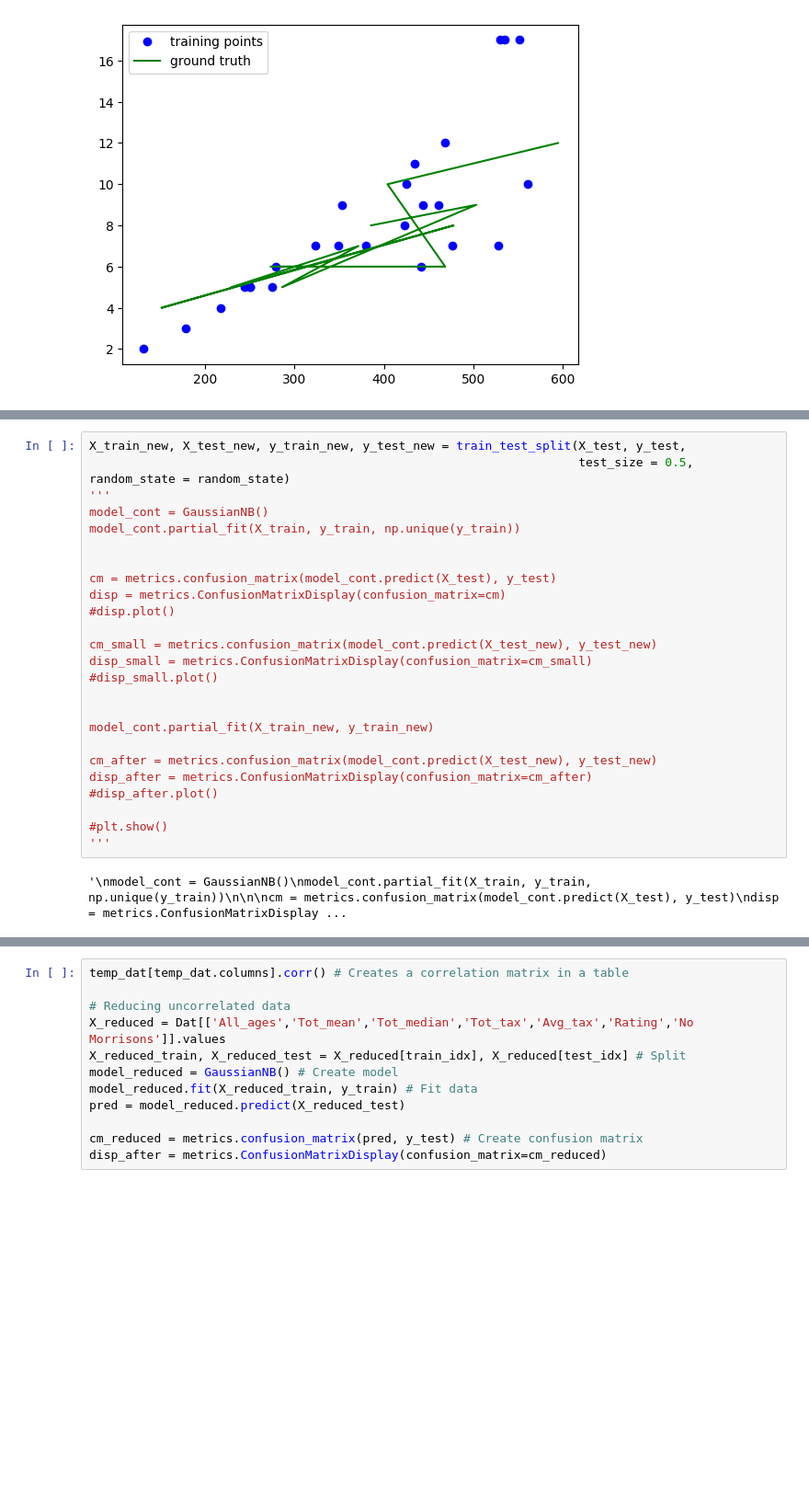
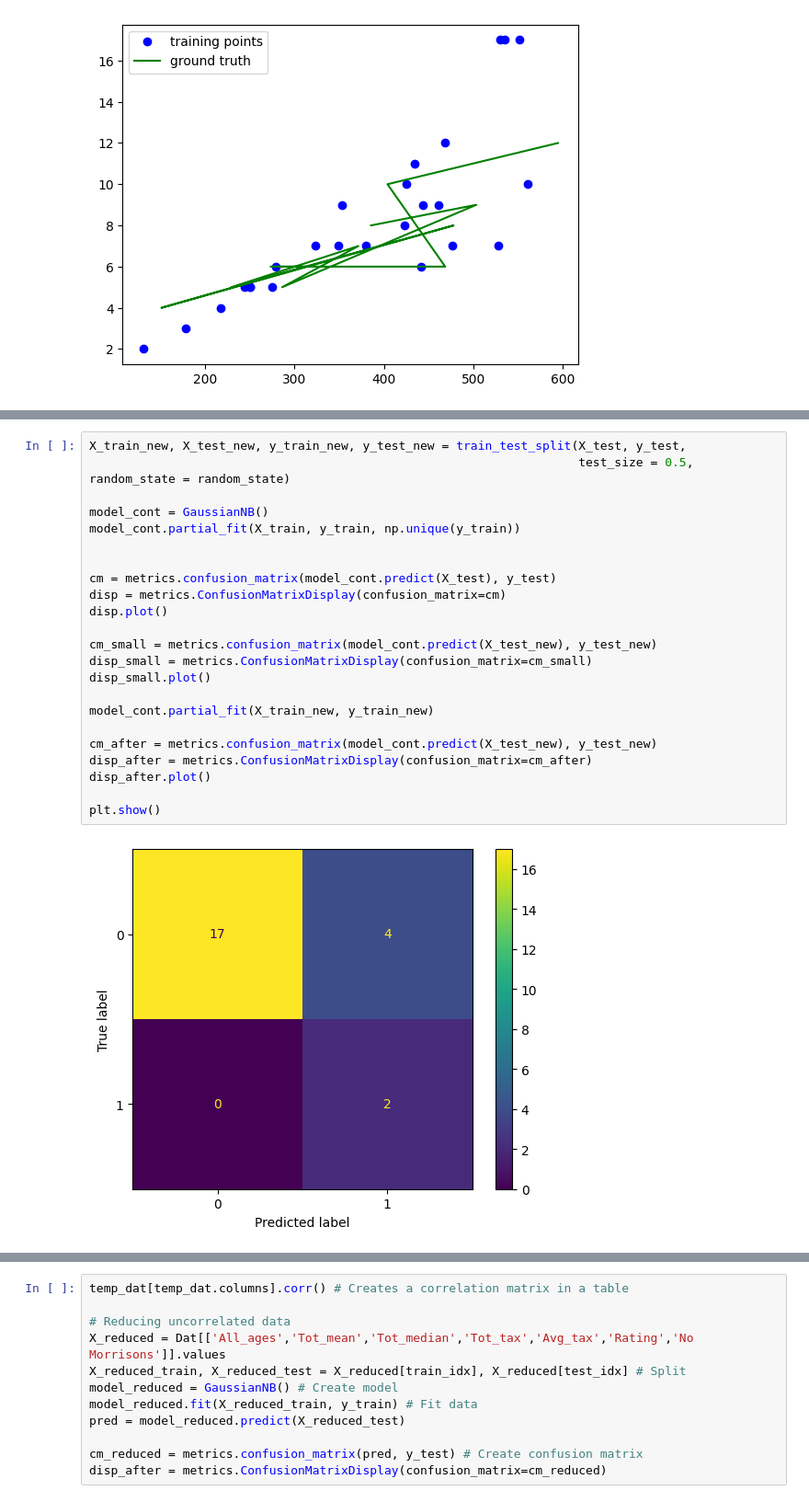
Before and after one commit to Katie-Maddick/University-Big-Data-Project, a Jupyter notebook: Project_26313331/Project.ipynb, the cells around one changed output, grey strips where cells are left out. Shown: that part at 92% size. Saved outputs shown, nothing was run; the diff lists cells and outputs as text; blank space fills up the shorter version.

```diff
--- a/Project_26313331/Project.ipynb
+++ b/Project_26313331/Project.ipynb
@@ -464,27 +411,25 @@ Label = Rating, features = Index(['All_ages', 'Num_ind', 'Mean', 'Median', 'Othe
 # %%
 X_train_new, X_test_new, y_train_new, y_test_new = train_test_split(X_test, y_test,
                                                                     test_size = 0.5, random_state = random_state)
-'''
+
 model_cont = GaussianNB()
 model_cont.partial_fit(X_train, y_train, np.unique(y_train))
 
 
 cm = metrics.confusion_matrix(model_cont.predict(X_test), y_test)
 disp = metrics.ConfusionMatrixDisplay(confusion_matrix=cm)
-#disp.plot()
+disp.plot()
 
 cm_small = metrics.confusion_matrix(model_cont.predict(X_test_new), y_test_new)
 disp_small = metrics.ConfusionMatrixDisplay(confusion_matrix=cm_small)
-#disp_small.plot()
-
+disp_small.plot()
 
 model_cont.partial_fit(X_train_new, y_train_new)
 
 cm_after = metrics.confusion_matrix(model_cont.predict(X_test_new), y_test_new)
 disp_after = metrics.ConfusionMatrixDisplay(confusion_matrix=cm_after)
-#disp_after.plot()
+disp_after.plot()
 
-#plt.show()
-'''
+plt.show()
 # %% [output]
-'\nmodel_cont = GaussianNB()\nmodel_cont.partial_fit(X_train, y_train, np.unique(y_train))\n\n\ncm = metrics.confusion_matrix(model_cont.predict(X_test), y_test)\ndisp = metrics.ConfusionMatrixDisplay ...
+[figure, added]
```
Also changed, not shown: parts of 8 cells of this notebook.
